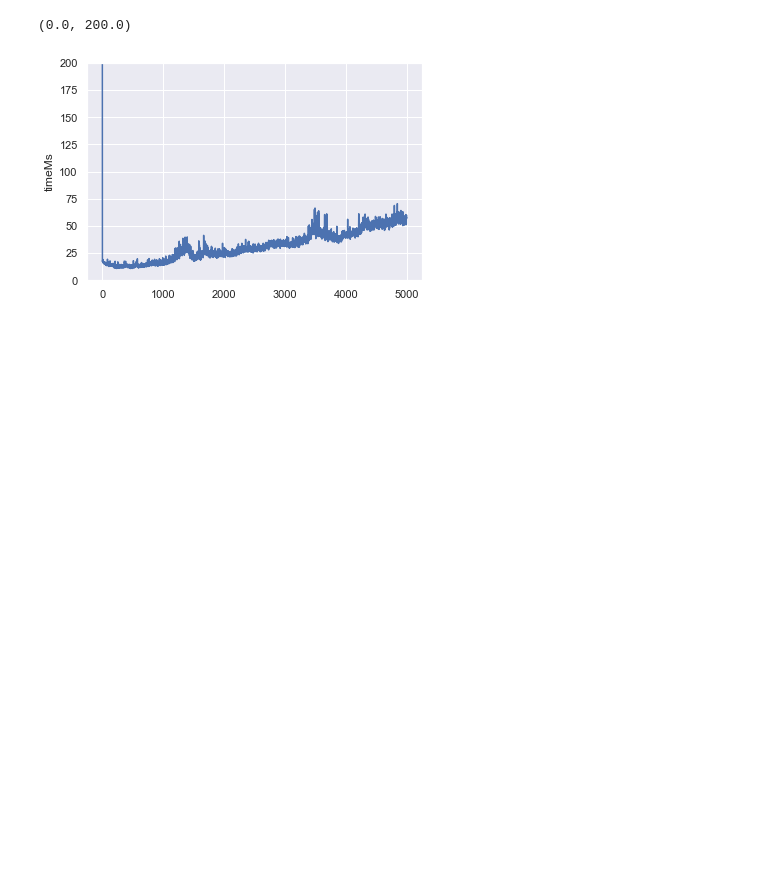
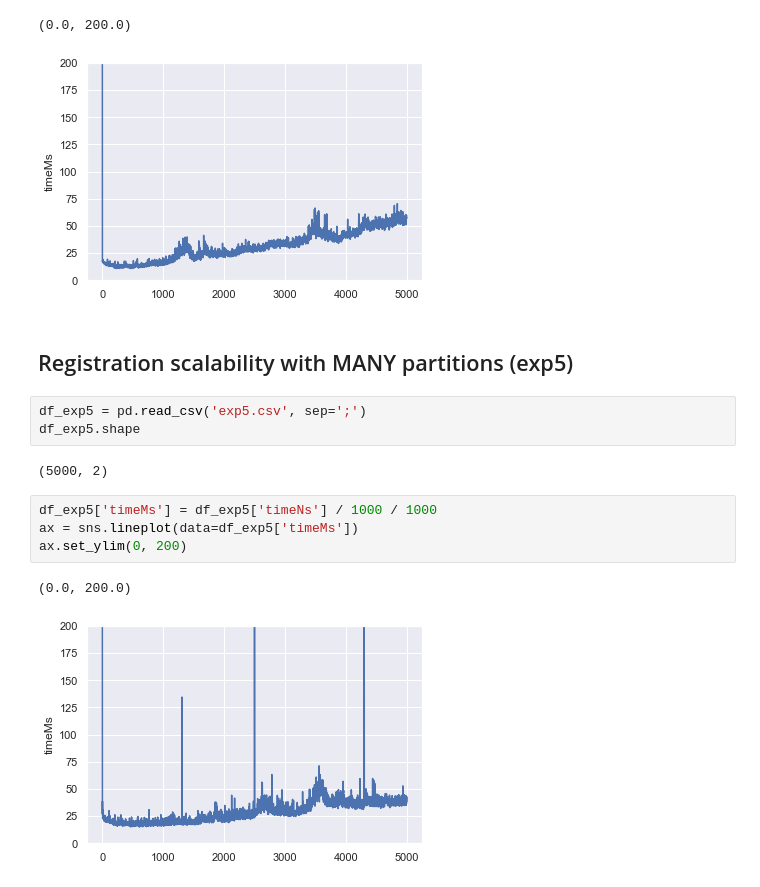
Before and after one commit to MoeweX/java-sdk, a Jupyter notebook: examples/experiments/plot.ipynb, the cells around one changed output. Saved outputs shown, nothing was run; the diff lists cells and outputs as text; blank space fills up the shorter version.

```diff
--- a/examples/experiments/plot.ipynb
+++ b/examples/experiments/plot.ipynb
@@ -106,3 +106,17 @@ ax.set_ylim(0, 200)
 # %% [output]
 (0.0, 200.0)
 [figure]
+# %% [markdown]
+## Registration scalability with MANY partitions (exp5)
+# %%
+df_exp5 = pd.read_csv('exp5.csv', sep=';')
+df_exp5.shape
+# %% [output]
+(5000, 2)
+# %%
+df_exp5['timeMs'] = df_exp5['timeNs'] / 1000 / 1000
+ax = sns.lineplot(data=df_exp5['timeMs'])
+ax.set_ylim(0, 200)
+# %% [output]
+(0.0, 200.0)
+[figure, added]
```
Also changed, not shown: parts of 2 cells of this notebook, 7 other files.
